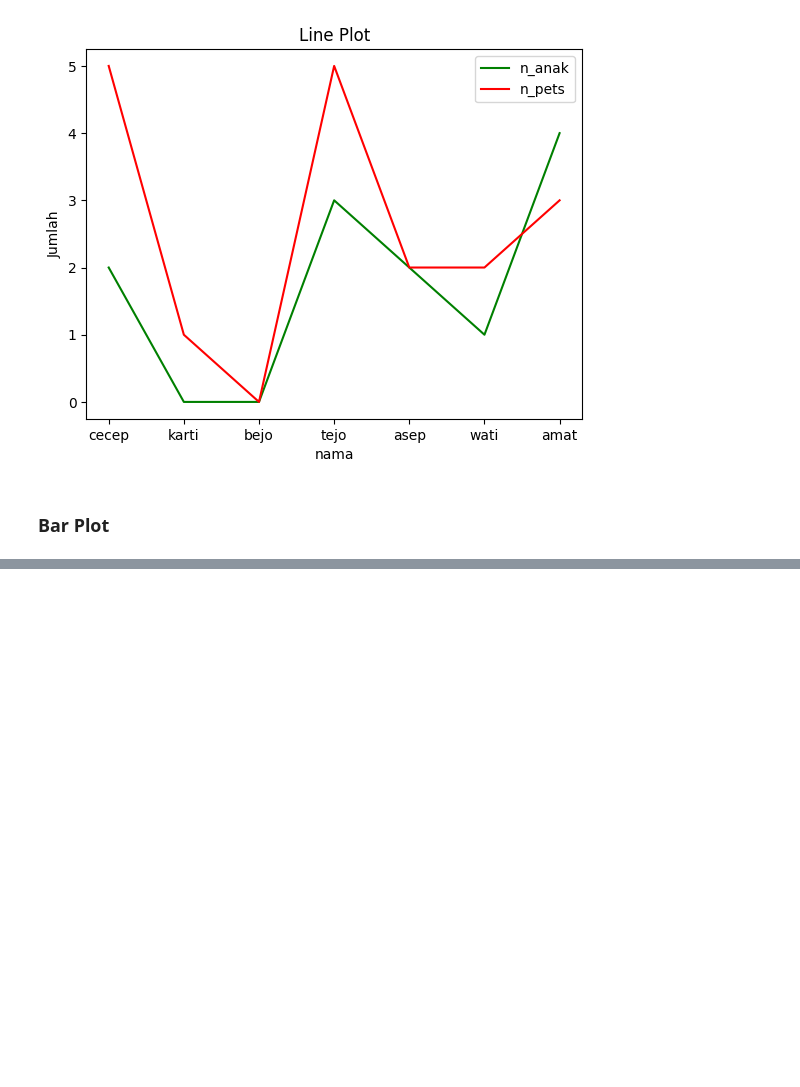
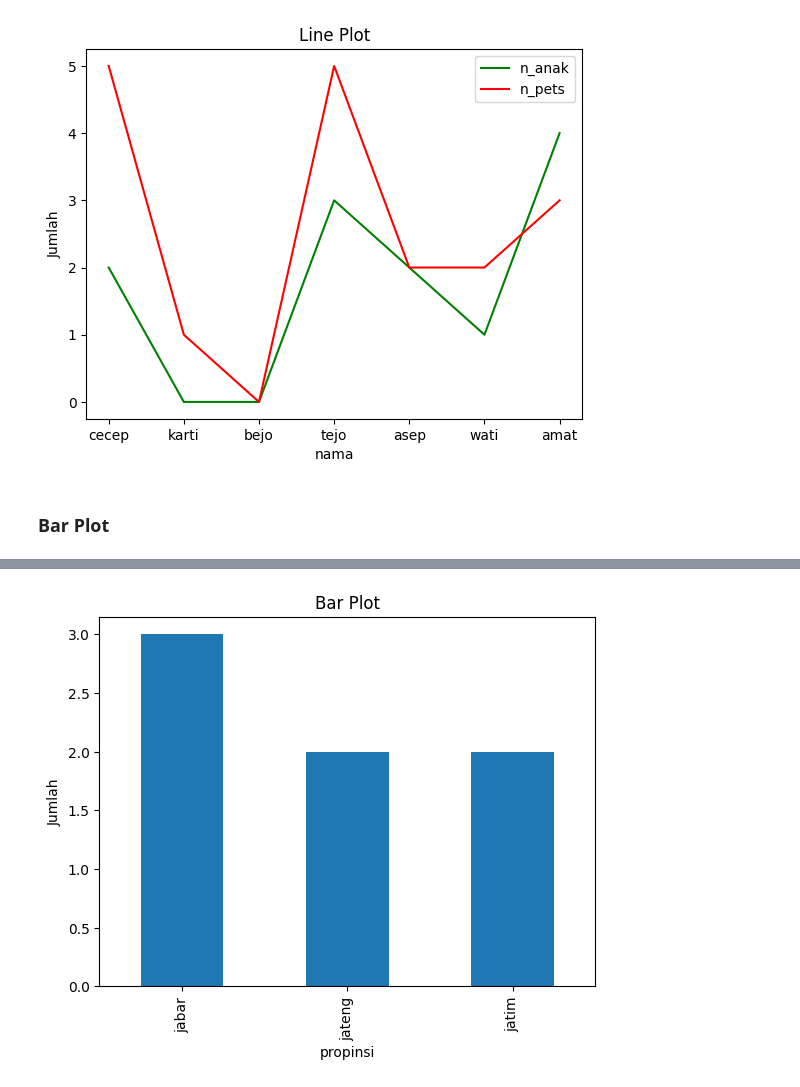
Before and after one commit to LatiefDataVisionary/matplotlib-with-indonesia-belajar, a Jupyter notebook: Matplotlib_20_|_Pandas_Data_Frame_dan_Matplotlib_|_Part_1.ipynb, the cells around one changed output, grey strips where cells are left out. Cells and saved outputs as stored; diff of their text form; code cells hidden in the pictures; blank space fills up the shorter version.

```diff
--- a/Matplotlib_20_|_Pandas_Data_Frame_dan_Matplotlib_|_Part_1.ipynb
+++ b/Matplotlib_20_|_Pandas_Data_Frame_dan_Matplotlib_|_Part_1.ipynb
@@ -94,0 +103,8 @@ plt.show()
+# %%
+df.groupby('propinsi')['nama'].count().plot(kind='bar')
+
+plt.title('Bar Plot')
+plt.ylabel('Jumlah')
+plt.show()
+# %% [output]
+[figure, added]
```
Also changed, not shown: parts of 1 cell of this notebook.
